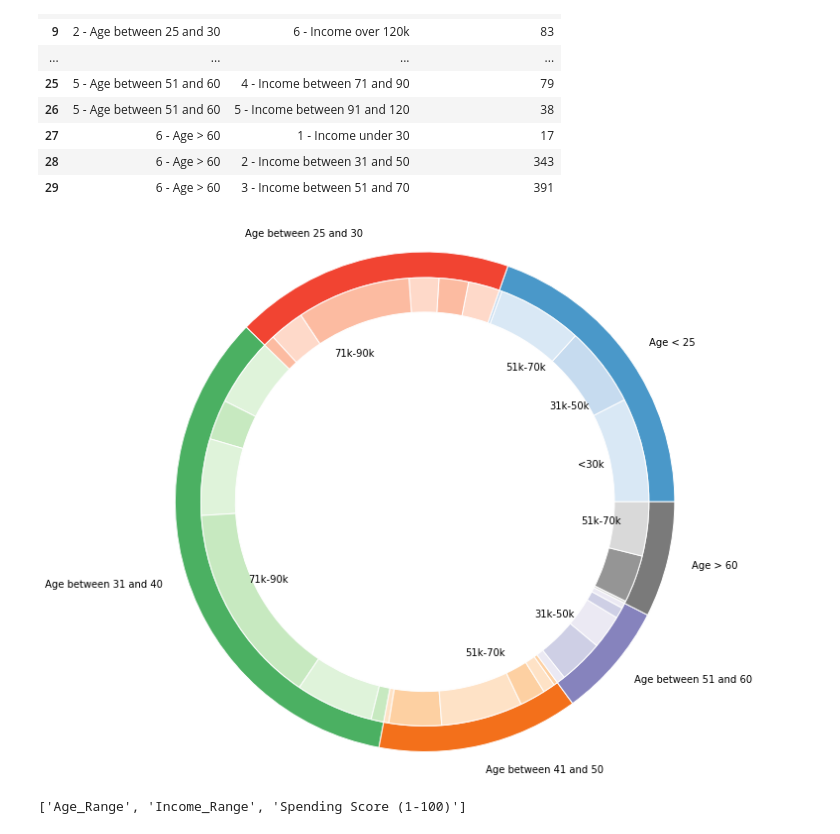
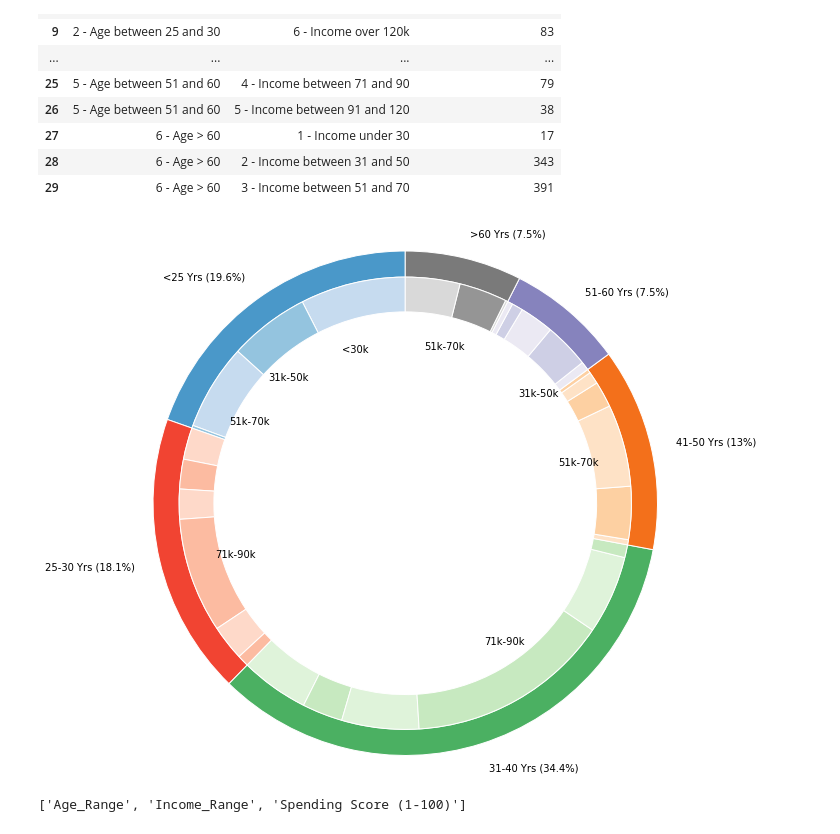
Before and after one commit to Saranyanv/test, a Jupyter notebook: 455_Assignment3.ipynb, the cells around one changed output. Cells and saved outputs as stored; diff of their text form; code cells hidden in the pictures.

```diff
--- a/455_Assignment3.ipynb
+++ b/455_Assignment3.ipynb
@@ -123,7 +123,7 @@ Mall_Customers_Agg
 | 28 | 6 - Age > 60 | 2 - Income between 31 and 50 | 343 |
 | 29 | 6 - Age > 60 | 3 - Income between 51 and 70 | 391 |
 # %%
-group_names=['Age < 25', 'Age between 25 and 30', 'Age between 31 and 40', 'Age between 41 and 50', 'Age between 51 and 60', 'Age > 60']
+group_names=['<25 Yrs (19.6%)', '25-30 Yrs (18.1%)', '31-40 Yrs (34.4%)', '41-50 Yrs (13%)', '51-60 Yrs (7.5%)', '>60 Yrs (7.5%)']
 group_size=list(Mall_Customers_Agg_Age_Sorted['Spending Score (1-100)'])
 
 subgroup_names=['Income under 30', 'Income between 31 and 50', 'Income between 51 and 70', 'Income between 71 and 90'
@@ -152,21 +152,23 @@ a, b, c, d, e, f=[plt.cm.Blues, plt.cm.Reds, plt.cm.Greens, plt.cm.Oranges, plt.
 # %%
 # First Ring (outside)
 fig, ax = plt.subplots()
 ax.axis('equal')
-mypie, _ = ax.pie(group_size, radius=2.9, labels=group_names, colors=[a(0.6), b(0.6), c(0.6), d(0.6), e(0.6), f(0.6)])
+mypie, _ = ax.pie(group_size, radius=2.9, labels=group_names, colors=[a(0.6), b(0.6), c(0.6), d(0.6), e(0.6), f(0.6)],startangle=90
+                )
 plt.setp( mypie, width=0.3, edgecolor='white')
 
 # Second Ring (Inside)
-mypie2, _ = ax.pie(subgroup_size, radius=2.9-0.3, labels=subgroup_names, labeldistance=0.7, colors=[a(0.15), a(0.25), a(0.15), a(0.25),
+mypie2, _ = ax.pie(subgroup_size, radius=2.9-0.3, labels=subgroup_names, labeldistance=0.7, colors=[a(0.25), a(0.4), a(0.25), a(0.4),
                                                                                                     b(0.15), b(0.25), b(0.15), b(0.25), b(0.15), b(0.25),
                                                                                                     c(0.15), c(0.25), c(0.15), c(0.25), c(0.15), c(0.25),
                                                                                                     d(0.15), d(0.25), d(0.15), d(0.25), d(0.15), d(0.25),
                                                                                                     e(0.15), e(0.3), e(0.15), e(0.3), e(0.15),
-                                                                                                    f(0.25), f(0.5), f(0.25)])
+                                                                                                    f(0.25), f(0.5), f(0.25)]
+                  ,startangle=90)
 plt.setp( mypie2, width=0.4, edgecolor='white')
 plt.margins(0,0)
 # %% [output]
-[figure, old version]
+[figure, new version]
 # %%
 list(Mall_Customers_Agg.columns)
 # %% [output]
```
